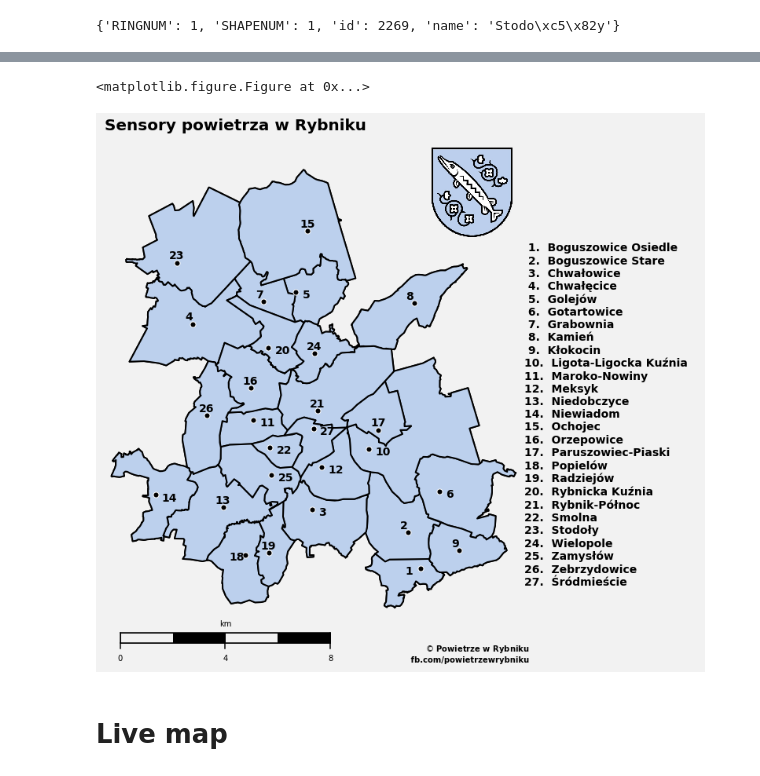
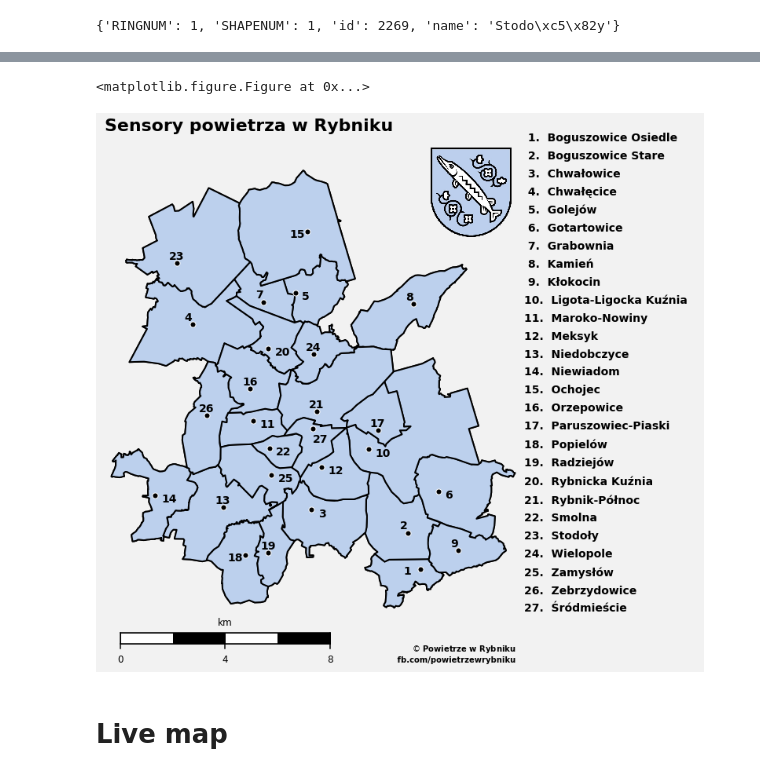
Before and after one commit to skrzypiec/powietrze_w_rybniku, a Jupyter notebook: script/map-merged.ipynb, the cells around one changed output, grey strips where cells are left out. Saved outputs shown, nothing was run; the diff lists cells and outputs as text; code cells hidden in the pictures.

Commit message:
districts map

```diff
--- a/script/map-merged.ipynb
+++ b/script/map-merged.ipynb
@@ -227,16 +238,24 @@ ax.add_collection(PatchCollection(df_map['patches'].values, match_original=True)
 
 # plot numbers near points
 for i, geom in enumerate(ldn_points):
-    if i in (2,4,5,9,10,11,13,19,21,24,26):
+    if i in (2,4,5,9,10,11,13,19,21,24):
         plt.text(
             geom.x+250,
-            geom.y-220,
+            geom.y-250,
             str(i+1), color='K', fontsize=14, weight='semibold', zorder=3)
-    elif i in (0,17):
+    elif i in (0,17,14):
         plt.text(
-            geom.x-600,
+            geom.x-650,
             geom.y-200,
             str(i+1), color='K', fontsize=14, weight='semibold', zorder=3)
+
+    elif i in (26,):
+        plt.text(
+            geom.x,
+            geom.y-500,
+            str(i+1), color='K', fontsize=14, weight='semibold', zorder=3)
+
+
     else:
 
         plt.text(
@@ -252,46 +271,45 @@ ax.add_collection(PatchCollection(df_map['patches'].values, match_original=True)
 
 # Bin method, copyright and source data info
 smallprint = ax.text(
-    1.03, 0,
+    1.00, 0,
     '$\copyright$ Powietrze w Rybniku\n fb.com/powietrzewrybniku'.decode('utf-8'),
     ha='right', va='bottom',
     size=10,
     weight = 'bold',
     color='#000000',
     transform=ax.transAxes)
 
 
 
 
-
 # List of districts
 districts_str = '\n'.join( str("  "+ str(_+1)+".  ")[-5:] +value[1]+"   " for _, value in df_map.iterrows()).decode('utf-8')
-ax.text(16000, 3000, districts_str, fontsize=14, fontname='sans',weight='semibold')
+ax.text(16000, 2000, districts_str, fontsize=14, linespacing=1.8, fontname='sans',weight='semibold')
 
 
 # Draw a map scale
 m.drawmapscale(
     coords[0] + 0.06, coords[1] - 0.01,
     coords[0], coords[1],
     8.,
     barstyle='fancy', labelstyle='simple',
-    fillcolor1='#f2f2f2', fillcolor2='#000000',
-    fontcolor='#000000', fontsize = 10,
+    fillcolor1='w', fillcolor2='#000000',
+    fontcolor='#000000', fontsize = 12,
     zorder=5)
 
 
 ttfont = {'fontname':'sans', 'weight':'bold'}
 
 
 
-plt.title("Sensory powietrza w Rybniku", fontsize=20, loc='left',**ttfont)
+plt.title("Sensory powietrza w Rybniku", fontsize=22, loc='left',**ttfont)
 plt.tight_layout()
 fig.set_size_inches(12, 10)
 #plt.savefig('data/london_plaques.png', dpi=100, alpha=True)
 plt.show()
 # %% [output]
 <matplotlib.figure.Figure at 0x...>
-[figure, old version]
+[figure, new version]
 # %% [markdown]
 # Live map
 # %%
```
Also changed, not shown: parts of 1 cell of this notebook.
